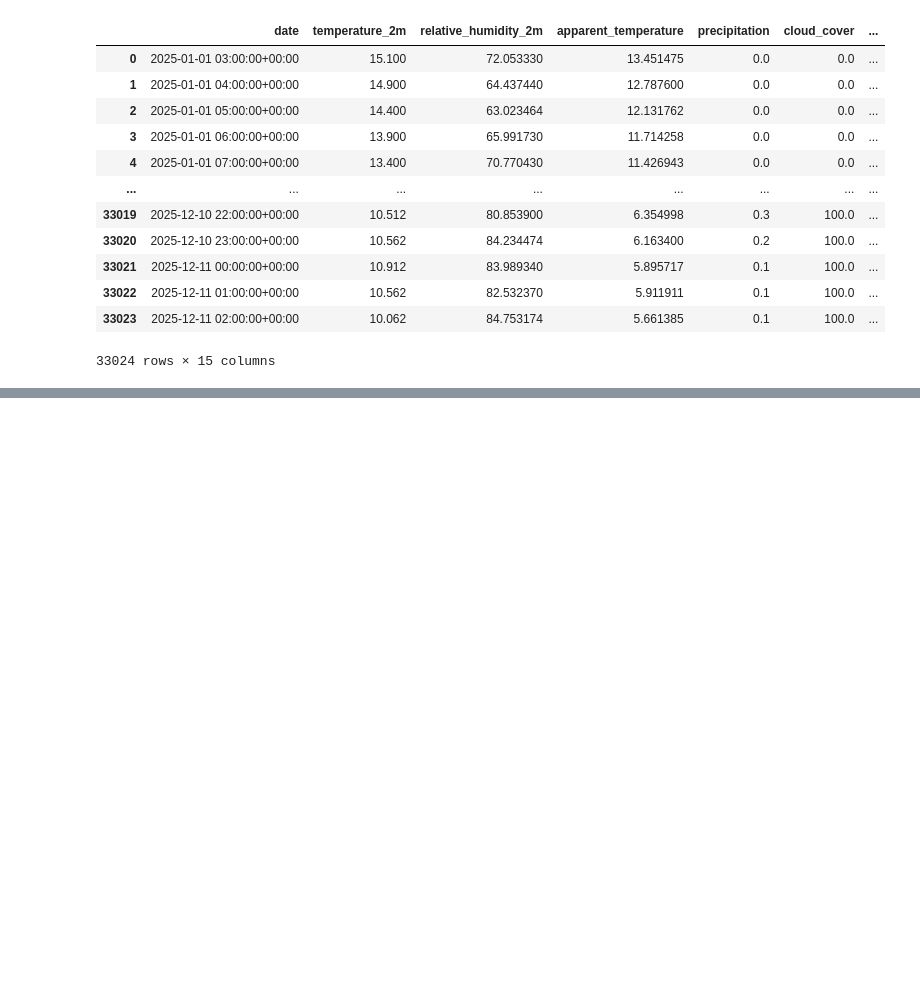
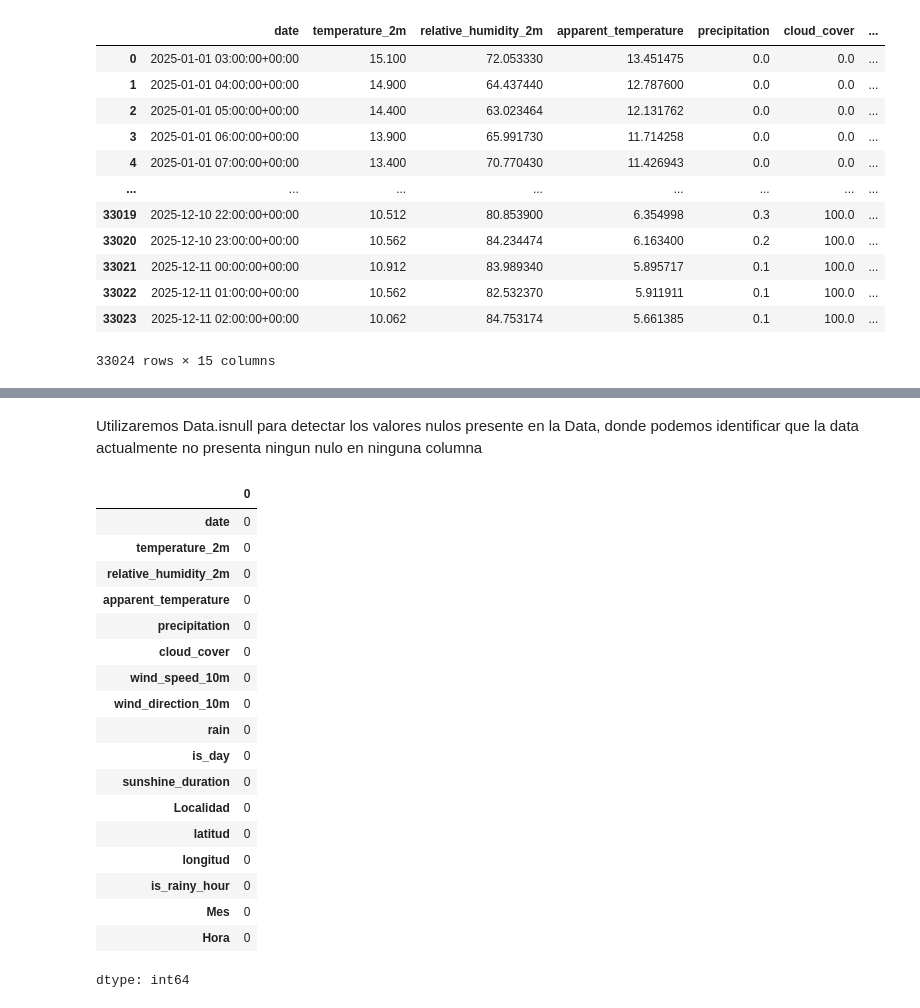
Before and after one commit to DiegoJimenez2003/MineriaDeDatos, a Jupyter notebook: NotebookMineria.ipynb, the cells around one changed output, grey strips where cells are left out. Saved outputs shown, nothing was run; the diff lists cells and outputs as text; code cells hidden in the pictures; blank space fills up the shorter version.

```diff
--- a/NotebookMineria.ipynb
+++ b/NotebookMineria.ipynb
@@ -67,0 +100,24 @@ FileNotFoundError: [Errno 2] No such file or directory: 'data_clima_2025_final'
+# %% [markdown]
+Utilizaremos Data.isnull para detectar los valores nulos presente en la Data,  donde podemos identificar que la data actualmente no presenta ningun nulo en ninguna columna
+# %%
+data.isnull().sum()
+# %% [output]
+|  | 0 |
+| date | 0 |
+| temperature_2m | 0 |
+| relative_humidity_2m | 0 |
+| apparent_temperature | 0 |
+| precipitation | 0 |
+| cloud_cover | 0 |
+| wind_speed_10m | 0 |
+| wind_direction_10m | 0 |
+| rain | 0 |
+| is_day | 0 |
+| sunshine_duration | 0 |
+| Localidad | 0 |
+| latitud | 0 |
+| longitud | 0 |
+| is_rainy_hour | 0 |
+| Mes | 0 |
+| Hora | 0 |
+dtype: int64
```
Also changed, not shown: parts of 28 cells of this notebook.
